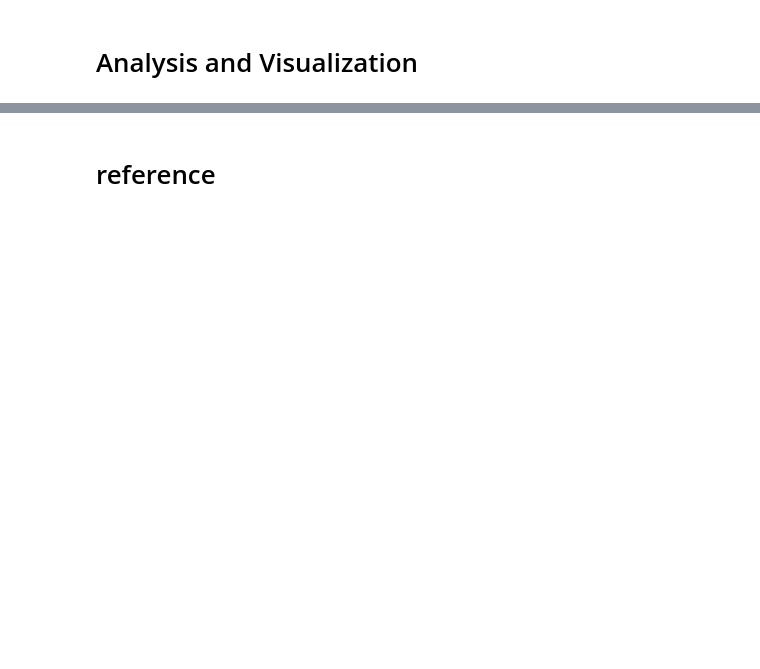
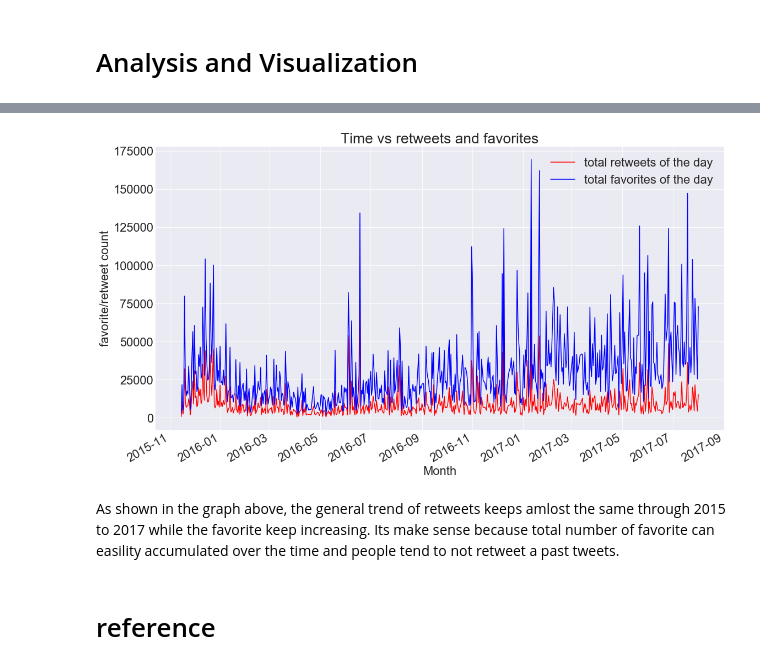
Before and after one commit to JoeyL6/Twitter_Data_Analaysis, a Jupyter notebook: wrangle_act.ipynb, the cells around one changed output, grey strips where cells are left out. Cells and saved outputs as stored; diff of their text form; code cells hidden in the pictures; blank space fills up the shorter version.

```diff
--- a/wrangle_act.ipynb
+++ b/wrangle_act.ipynb
@@ -601,6 +267,0 @@ combine doggo, floofer, pupper and puppo columns into stage column
-# %%
-#archive_df_clean['stage'] = archive_df_clean['doggo'] + archive_df_clean['floofer'] +  archive_df_clean['pupper'] + archive_df_clean['puppo']
-
-for index, row in archive_df_clean.iterrows():
-    if row["doggo"]  == "doggo" or row["floofer"] == "floofer" or row["pupper"] == "pupper" or row["puppo"] == ["puppo"]:
-        archive_df_clean
@@ -607,2 +274,5 @@ for index, row in archive_df_clean.iterrows():
+# %%
+archive_df_clean['date'] = archive_df_clean['timestamp'].apply(lambda time: time.strftime('%m-%d-%Y'))
+archive_df_clean['time'] = archive_df_clean['timestamp'].apply(lambda time: time.strftime('%H:%M'))
 # %% [markdown]
 #### Test
@@ -629,0 +330,6 @@ archive_df_clean.sample(100)
+# %%
+#twitter_df_final = pd.concat([archive_df_clean, status_df, image_df_clean], axis=1, join='inner')
+#create a copy of image_df which has only tweet_id and related data on prediction 1.
+image_df_tomerge = image_df_clean.loc[:, ['tweet_id', 'prediction_1', 'prediction_1_confidence','prediction_1_result']]
+image_df_tomerge['tweet_id'] = image_df_tomerge['tweet_id'].astype(str)
+twitter_df_merged = pd.merge(pd.merge(archive_df_clean, status_df, on='tweet_id'), image_df_tomerge, on='tweet_id')#pd.merge(status_df, image_df_clean, on = 'tweet_id', how='inner')
@@ -633,0 +523,11 @@ import matplotlib as mp
+# %%
+retweet_sum = twitter_df_merged.groupby('date', as_index = False).sum()
+retweet_sum = retweet_sum.sort_values(by = "date", ascending=False)
+#change type of date column to datetime
+retweet_sum['date'] = pd.to_datetime(retweet_sum['date'], format = "%m-%d-%Y")
+#df.groupby(pd.TimeGrouper(freq='M'))
+retweet_sum = retweet_sum.sort_values(by = "date")
+
+retweet_sum.set_index('date', inplace=True)
+
+#top20_mosttweeted = top20_mosttweeted.sort_values(by='count', ascending=False)
@@ -634,3 +542,24 @@ import matplotlib as mp
+# %%
+
+
+
+figure_v = plt.figure()
+
+retweet_sum['retweet_count'].plot(color = 'red', label='total retweets of the day')
+retweet_sum['favorite_count'].plot(color = 'blue', label='total favorites of the day')
+plt.title('Time vs retweets and favorites')
+plt.xlabel('Month')
+plt.ylabel('favorite/retweet count')
+plt.legend()
+#plt.savefig('visulization_retweet_favorite_vs_time.pdf')
+
+figure_v.set_size_inches(18.5, 10.5)
+
+plt.show(figure_v)
+# %% [output]
+[figure, added]
+# %% [markdown]
+As shown in the graph above, the general trend of retweets keeps amlost the same through 2015 to 2017 while the favorite keep increasing. Its make sense because total number of favorite can easility accumulated over the time and people tend to not retweet a past tweets.
 # %% [markdown]
 # reference
 # %% [markdown]
```
Also changed, not shown: parts of 59 cells of this notebook, 5 other files.
